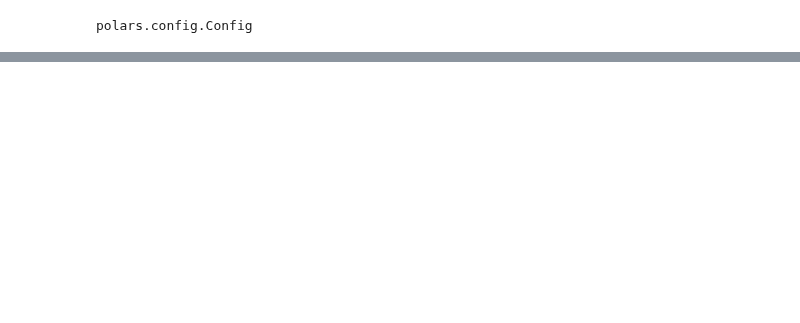
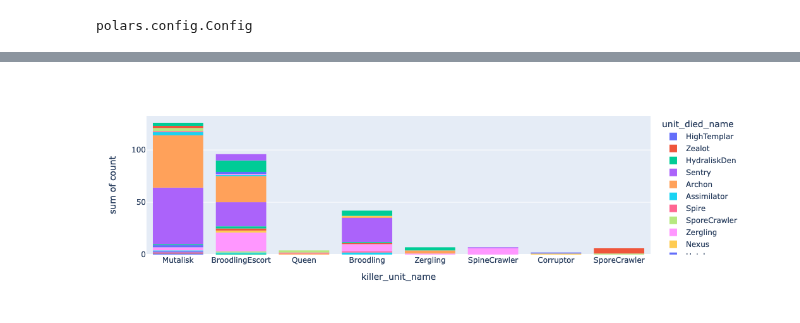
Before and after one commit to sebosp/s2protocol-rs, a Jupyter notebook: jupyter_notebooks/Basic-UnitBorn-Queries.ipynb, the cells around one changed output, grey strips where cells are left out. Drawn from its saved outputs; the diff is of its cells as text; code cells hidden in the pictures; blank space fills up the shorter version.

Commit message:
Adding unit killer name and unit died name
Signed-off-by: Seb Ospina <kraige@gmail.com>

```diff
--- a/jupyter_notebooks/Basic-UnitBorn-Queries.ipynb
+++ b/jupyter_notebooks/Basic-UnitBorn-Queries.ipynb
@@ -27,0 +10,19 @@ df.schema
+# %%
+unit_born_df = pl.scan_ipc("/home/seb/git/s2protocol-rs/ipcs/unit_born.ipc")
+unit_died_df = pl.scan_ipc("/home/seb/git/s2protocol-rs/ipcs/unit_died.ipc")
+orig_details_df = pl.scan_ipc("/home/seb/git/s2protocol-rs/ipcs/details.ipc")
+freq_maps_df = (
+    orig_details_df.group_by("title")
+    .agg(pl.count())
+    .filter(pl.col("count") > 25)
+    .with_columns(pl.col("count").alias("map_count"))
+    .select(["title", "map_count"])
+)
+details_df = orig_details_df.join(freq_maps_df, on="title", how="inner")
+# unit_born_df.group_by("ext_replay_detail_player_name").agg(pl.count()).filter(
+#    pl.col("count") > 10
+# ).collect().sort("count", descending=True)#
+# freq_maps_df.collect().sort("map_count", descending=True)
+orig_details_df.select(
+    [pl.col("ext_fs_replay_sha256"), pl.col("ext_datetime")]
+).collect().sort("ext_datetime", descending=True)
@@ -27,0 +87,33 @@ df.schema
+# %%
+unit_died_ec_le = (
+    unit_died_df.join(details_df, on="ext_fs_replay_sha256", how="inner")
+    .filter(
+        (pl.col("ext_replay_detail_killer_player_name") == "2-1-8459957-Sazed")
+        & (
+            pl.col("ext_fs_replay_sha256")
+            == "bcdc9f4529f33d8dc195e077a3efc8f2f5d171629589810258ce9c3b2884d606"
+        )
+        & (pl.col("killer_unit_name") != "")
+    )
+    .select(
+        [
+            pl.col("ext_replay_detail_killer_player_name"),
+            pl.col("unit_died_name"),
+            pl.col("unit_tag_index"),
+            pl.col("killer_unit_name"),
+            pl.col("killer_unit_tag_index"),
+            pl.col("ext_replay_loop"),
+            pl.col("ext_replay_seconds"),
+        ]
+    )
+)
+unit_died_freq = (
+    unit_died_ec_le.group_by(["killer_unit_name","unit_died_name"])
+    .agg(pl.count().alias("count"))
+    .collect()
+    .sort("count")
+)
+fig = px.histogram(unit_died_freq, x="killer_unit_name", y="count", color="unit_died_name")
+fig.show()
+# %% [output]
+[figure, added]
```
Also changed, not shown: parts of 12 cells of this notebook, 7 other files.
